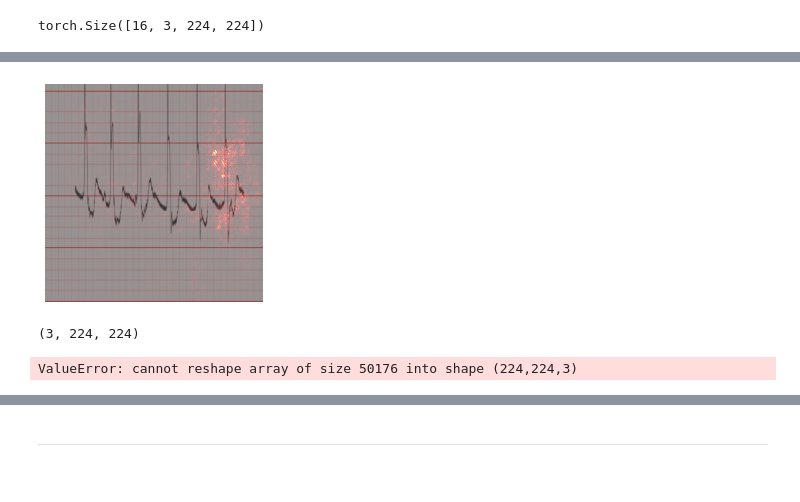
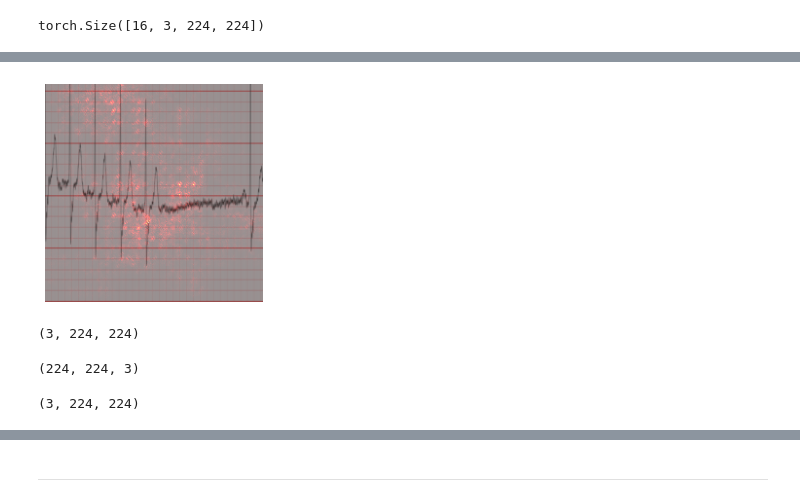
Before and after one commit to ruivarandas/DSLproject, a Jupyter notebook: notebooks/testing_and_interpret.ipynb, the cells around one changed output, grey strips where cells are left out. Cells and saved outputs as stored; diff of their text form; code cells hidden in the pictures.

```diff
--- a/notebooks/testing_and_interpret.ipynb
+++ b/notebooks/testing_and_interpret.ipynb
@@ -163,14 +163,14 @@ SCORE MAX: tensor([[ 1.1979, -1.1999,  1.1979,  1.1979,  1.1979,  1.1979,  1.197
        device='cuda:0', grad_fn=<IndexBackward>)
 # %%
-index = 4
+index = 0
 # code to plot the saliency map as a heatmap
 plt.figure()
 img1 = plt.imshow(saliency[index].cpu().numpy(), cmap=plt.cm.hot, alpha=.7)
 # plt.axis('off')
 # plt.show()
 img2 = plt.imshow(deprocess(x[index].cpu()), alpha=.4)
 plt.axis('off')
 plt.show()
 # %% [output]
-[figure, old version]
+[figure, new version]
 # %%
@@ -178,5 +178,8 @@ x[index].detach().cpu().numpy()
 # %% [output]
 (3, 224, 224)
 # %%
-x_img = Image.fromarray(x[index].detach().cpu().numpy(), 'RGB')
+x_img = deprocess(x[index].cpu())
+np.transpose(x[index].detach().cpu().numpy(), (1,2,0)).shape
+# %% [output]
+(224, 224, 3)
 # %%
@@ -185,5 +187,8 @@ saliency = np.array([sal, sal, sal])
+# %%
+saliency_arr = np.array([sal, sal, sal])
+saliency_arr.shape
+# %% [output]
+(3, 224, 224)
 # %%
-map_sal = Image.fromarray(saliency, 'RGB')
+map_sal = Image.fromarray(saliency_arr.T, 'RGB')
-# %% [output]
-ValueError: cannot reshape array of size 50176 into shape (224,224,3)
 # %%
```
Also changed, not shown: parts of 16 cells of this notebook, 2 other files.
